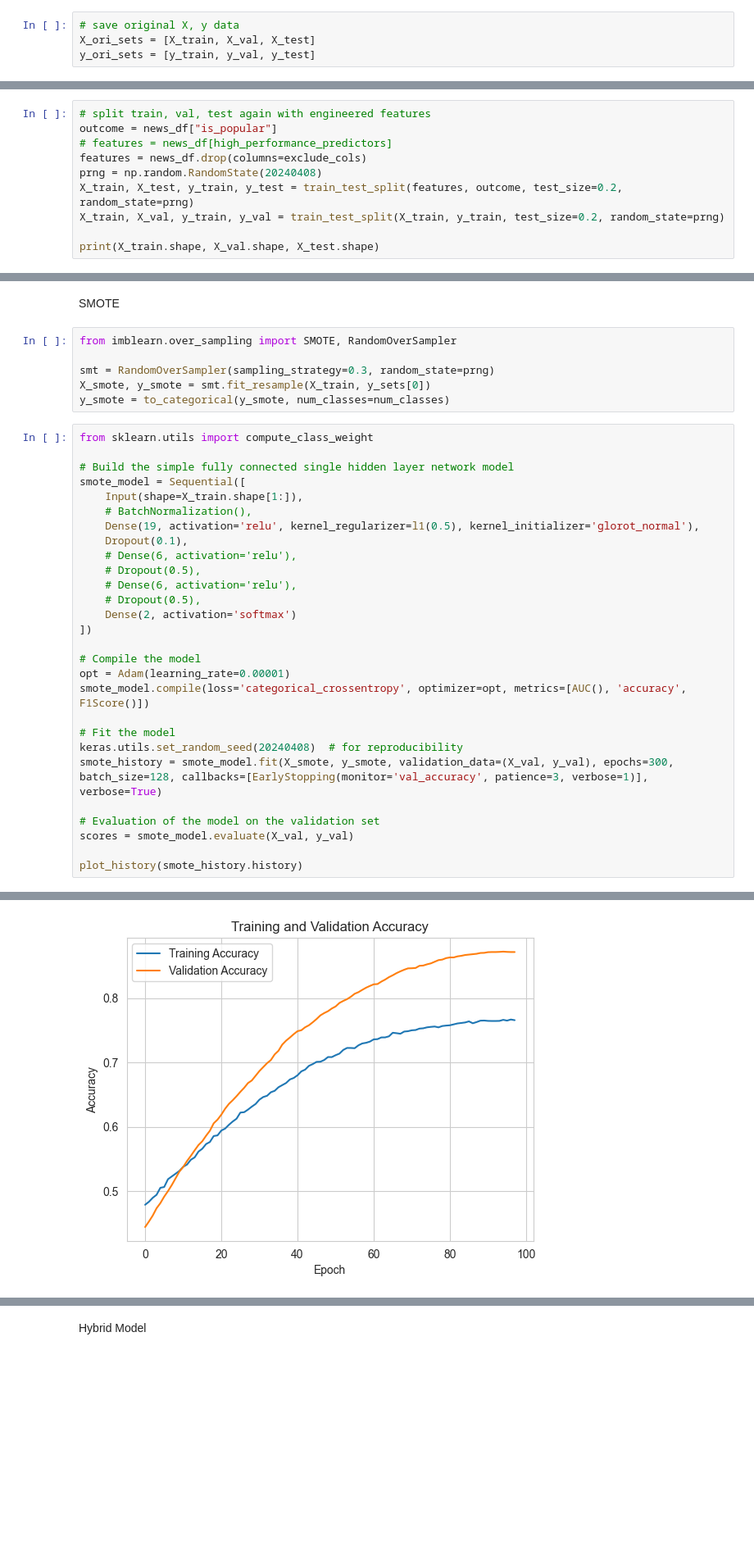
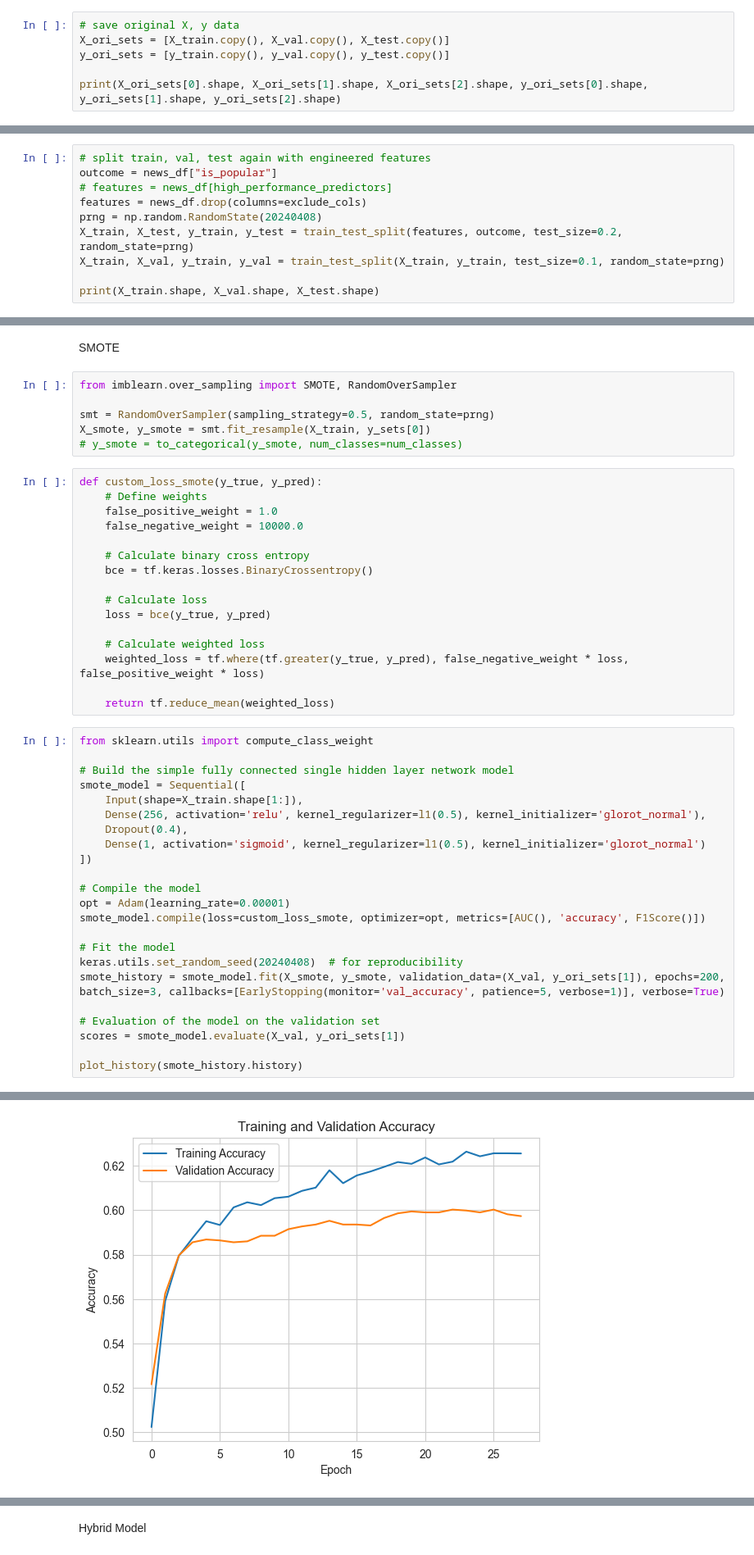
Before and after one commit to viethngn/Data_Science_2_ECBS5233, a Jupyter notebook: take_home_challenge/take_home_challenge_viethngn.ipynb, the cells around one changed output, grey strips where cells are left out. Shown at 82% size. Saved outputs shown, nothing was run; the diff lists cells and outputs as text; blank space fills up the shorter version.

Commit message:
Add smote and other NN changes

```diff
--- a/take_home_challenge/take_home_challenge_viethngn.ipynb
+++ b/take_home_challenge/take_home_challenge_viethngn.ipynb
@@ -637,4 +733,6 @@ summary_df
 # %%
 # save original X, y data
-X_ori_sets = [X_train, X_val, X_test]
-y_ori_sets = [y_train, y_val, y_test]
+X_ori_sets = [X_train.copy(), X_val.copy(), X_test.copy()]
+y_ori_sets = [y_train.copy(), y_val.copy(), y_test.copy()]
+
+print(X_ori_sets[0].shape, X_ori_sets[1].shape, X_ori_sets[2].shape, y_ori_sets[0].shape, y_ori_sets[1].shape, y_ori_sets[2].shape)
@@ -647,7 +819,7 @@ outcome = news_df["is_popular"]
 features = news_df.drop(columns=exclude_cols)
 prng = np.random.RandomState(20240408)
 X_train, X_test, y_train, y_test = train_test_split(features, outcome, test_size=0.2, random_state=prng)
-X_train, X_val, y_train, y_val = train_test_split(X_train, y_train, test_size=0.2, random_state=prng)
+X_train, X_val, y_train, y_val = train_test_split(X_train, y_train, test_size=0.1, random_state=prng)
 
 print(X_train.shape, X_val.shape, X_test.shape)
 # %% [output]
@@ -849,35 +1128,46 @@ SMOTE
 # %%
 from imblearn.over_sampling import SMOTE, RandomOverSampler
 
-smt = RandomOverSampler(sampling_strategy=0.3, random_state=prng)
+smt = RandomOverSampler(sampling_strategy=0.5, random_state=prng)
 X_smote, y_smote = smt.fit_resample(X_train, y_sets[0])
-y_smote = to_categorical(y_smote, num_classes=num_classes)
+# y_smote = to_categorical(y_smote, num_classes=num_classes)
+# %%
+def custom_loss_smote(y_true, y_pred):
+    # Define weights
+    false_positive_weight = 1.0
+    false_negative_weight = 10000.0
+
+    # Calculate binary cross entropy
+    bce = tf.keras.losses.BinaryCrossentropy()
+
+    # Calculate loss
+    loss = bce(y_true, y_pred)
+
+    # Calculate weighted loss
+    weighted_loss = tf.where(tf.greater(y_true, y_pred), false_negative_weight * loss, false_positive_weight * loss)
+
+    return tf.reduce_mean(weighted_loss)
 # %%
 from sklearn.utils import compute_class_weight
 
 # Build the simple fully connected single hidden layer network model
 smote_model = Sequential([
     Input(shape=X_train.shape[1:]),
-    # BatchNormalization(),
-    Dense(19, activation='relu', kernel_regularizer=l1(0.5), kernel_initializer='glorot_normal'),
-    Dropout(0.1),
-    # Dense(6, activation='relu'),
-    # Dropout(0.5),
-    # Dense(6, activation='relu'),
-    # Dropout(0.5),
-    Dense(2, activation='softmax')
+    Dense(256, activation='relu', kernel_regularizer=l1(0.5), kernel_initializer='glorot_normal'),
+    Dropout(0.4),
+    Dense(1, activation='sigmoid', kernel_regularizer=l1(0.5), kernel_initializer='glorot_normal')
 ])
 
 # Compile the model
 opt = Adam(learning_rate=0.00001)
-smote_model.compile(loss='categorical_crossentropy', optimizer=opt, metrics=[AUC(), 'accuracy', F1Score()])
+smote_model.compile(loss=custom_loss_smote, optimizer=opt, metrics=[AUC(), 'accuracy', F1Score()])
 
 # Fit the model
 keras.utils.set_random_seed(20240408)  # for reproducibility
-smote_history = smote_model.fit(X_smote, y_smote, validation_data=(X_val, y_val), epochs=300, batch_size=128, callbacks=[EarlyStopping(monitor='val_accuracy', patience=3, verbose=1)], verbose=True)
+smote_history = smote_model.fit(X_smote, y_smote, validation_data=(X_val, y_ori_sets[1]), epochs=200, batch_size=3, callbacks=[EarlyStopping(monitor='val_accuracy', patience=5, verbose=1)], verbose=True)
 
 # Evaluation of the model on the validation set
-scores = smote_model.evaluate(X_val, y_val)
+scores = smote_model.evaluate(X_val, y_ori_sets[1])
 
 plot_history(smote_history.history)
 # %% [output]
@@ -901,2 +1191,2 @@ Epoch 98: early stopping
-[figure, old version]
+[figure, new version]
 # %%
```
Also changed, not shown: parts of 60 cells of this notebook.
